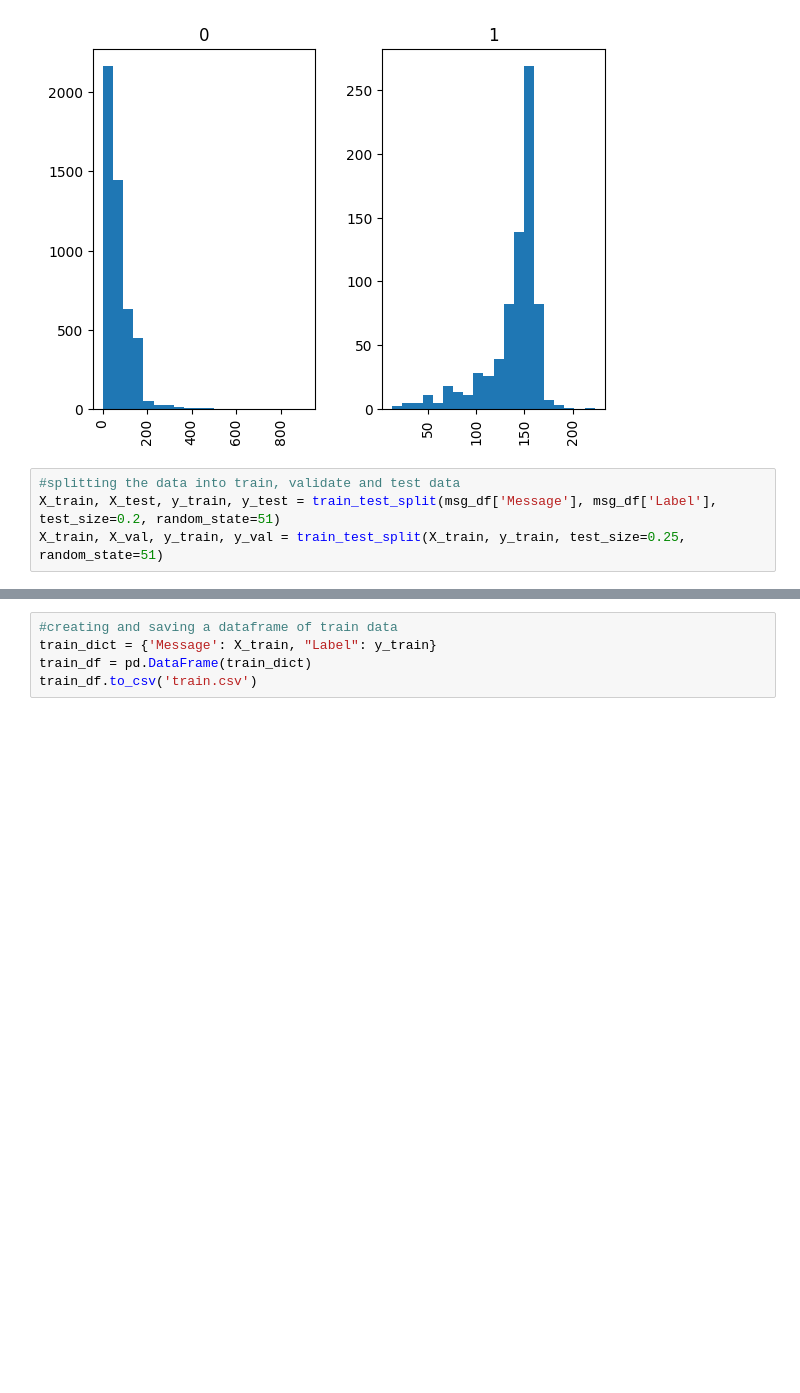
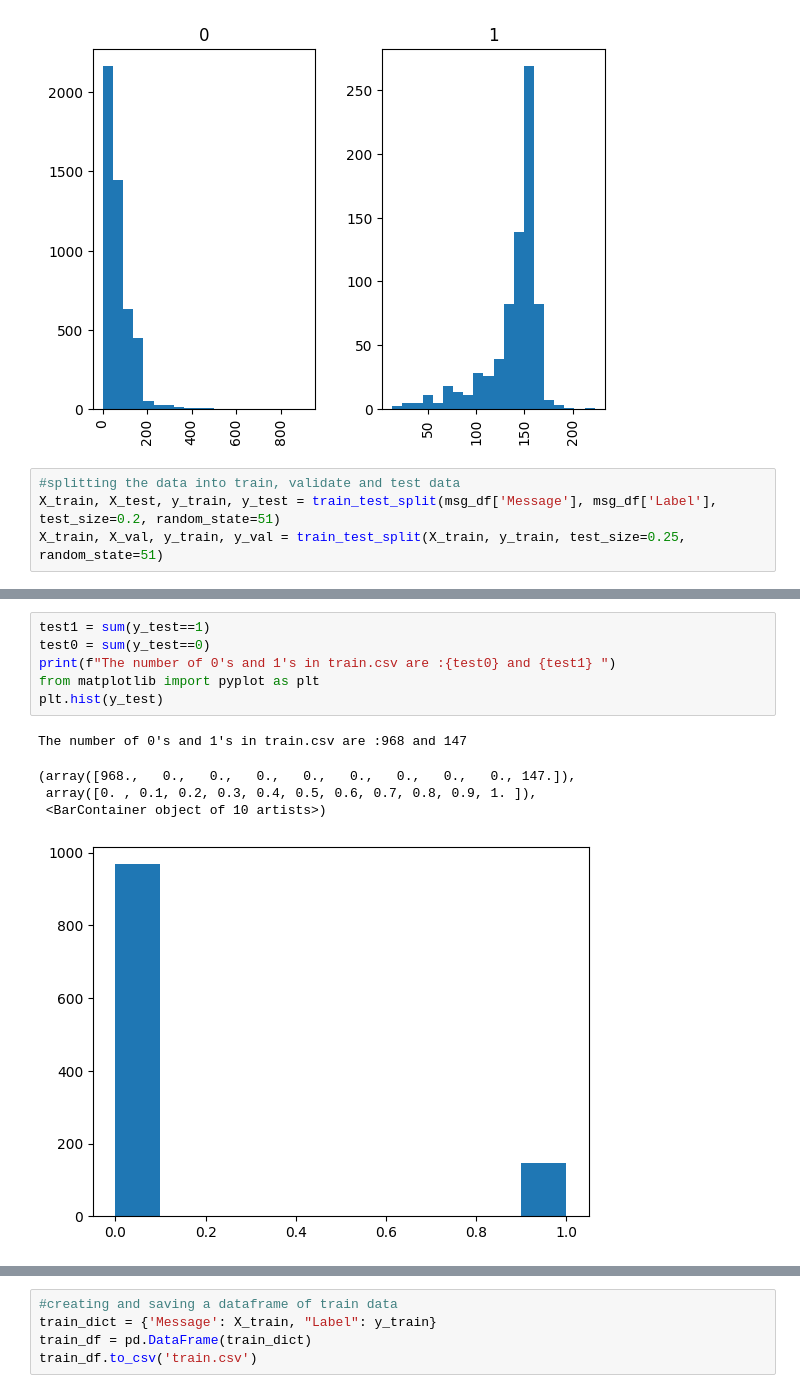
Before and after one commit to SuchetaJ/AML-Spam-Classification, a Jupyter notebook: prepare.ipynb, the cells around one changed output, grey strips where cells are left out. Cells and saved outputs as stored; diff of their text form; blank space fills up the shorter version.

```diff
--- a/prepare.ipynb
+++ b/prepare.ipynb
@@ -76,0 +90,12 @@ X_train, X_val, y_train, y_val = train_test_split(X_train, y_train, test_size=0.
+# %%
+test1 = sum(y_test==1)
+test0 = sum(y_test==0)
+print(f"The number of 0's and 1's in train.csv are :{test0} and {test1} ")
+from matplotlib import pyplot as plt
+plt.hist(y_test)
+# %% [output]
+The number of 0's and 1's in train.csv are :968 and 147
+(array([968.,   0.,   0.,   0.,   0.,   0.,   0.,   0.,   0., 147.]),
+ array([0. , 0.1, 0.2, 0.3, 0.4, 0.5, 0.6, 0.7, 0.8, 0.9, 1. ]),
+ <BarContainer object of 10 artists>)
+[figure, added]
```
Also changed, not shown: parts of 2 cells of this notebook.
